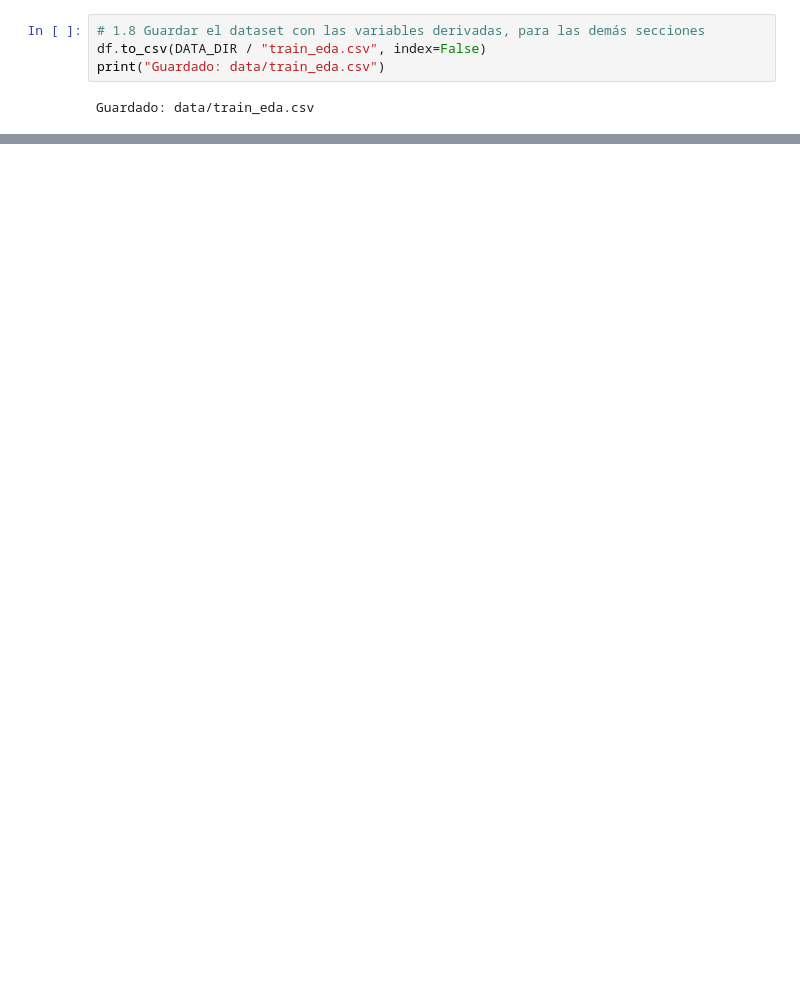
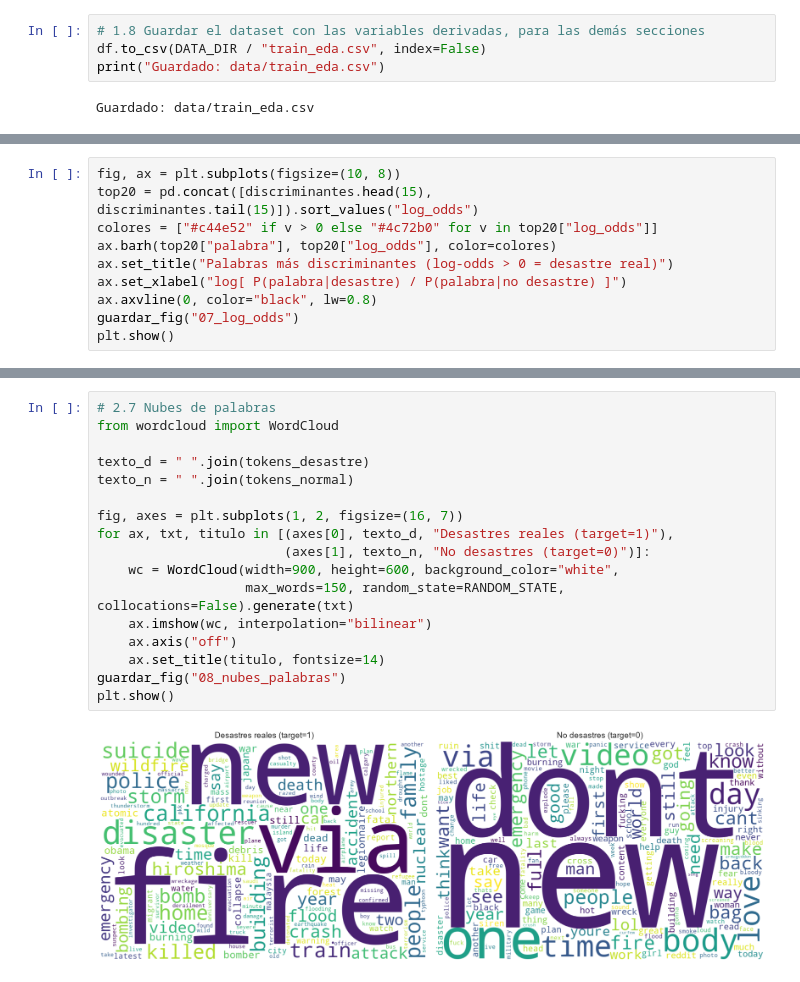
Before and after one commit to erickguerra2/LAB05-DATA, a Jupyter notebook: Laboratorio5.ipynb, the cells around one changed output, grey strips where cells are left out. Cells and saved outputs as stored; diff of their text form; blank space fills up the shorter version.

```diff
--- a/Laboratorio5.ipynb
+++ b/Laboratorio5.ipynb
@@ -355,0 +644,10 @@ Guardado: data/train_eda.csv
+# %%
+fig, ax = plt.subplots(figsize=(10, 8))
+top20 = pd.concat([discriminantes.head(15), discriminantes.tail(15)]).sort_values("log_odds")
+colores = ["#c44e52" if v > 0 else "#4c72b0" for v in top20["log_odds"]]
+ax.barh(top20["palabra"], top20["log_odds"], color=colores)
+ax.set_title("Palabras más discriminantes (log-odds > 0 = desastre real)")
+ax.set_xlabel("log[ P(palabra|desastre) / P(palabra|no desastre) ]")
+ax.axvline(0, color="black", lw=0.8)
+guardar_fig("07_log_odds")
+plt.show()
@@ -355,0 +662,19 @@ Guardado: data/train_eda.csv
+# %%
+# 2.7 Nubes de palabras
+from wordcloud import WordCloud
+
+texto_d = " ".join(tokens_desastre)
+texto_n = " ".join(tokens_normal)
+
+fig, axes = plt.subplots(1, 2, figsize=(16, 7))
+for ax, txt, titulo in [(axes[0], texto_d, "Desastres reales (target=1)"),
+                        (axes[1], texto_n, "No desastres (target=0)")]:
+    wc = WordCloud(width=900, height=600, background_color="white",
+                   max_words=150, random_state=RANDOM_STATE, collocations=False).generate(txt)
+    ax.imshow(wc, interpolation="bilinear")
+    ax.axis("off")
+    ax.set_title(titulo, fontsize=14)
+guardar_fig("08_nubes_palabras")
+plt.show()
+# %% [output]
+[figure, added]
```
Also changed, not shown: parts of 28 cells of this notebook, 2 other files.
